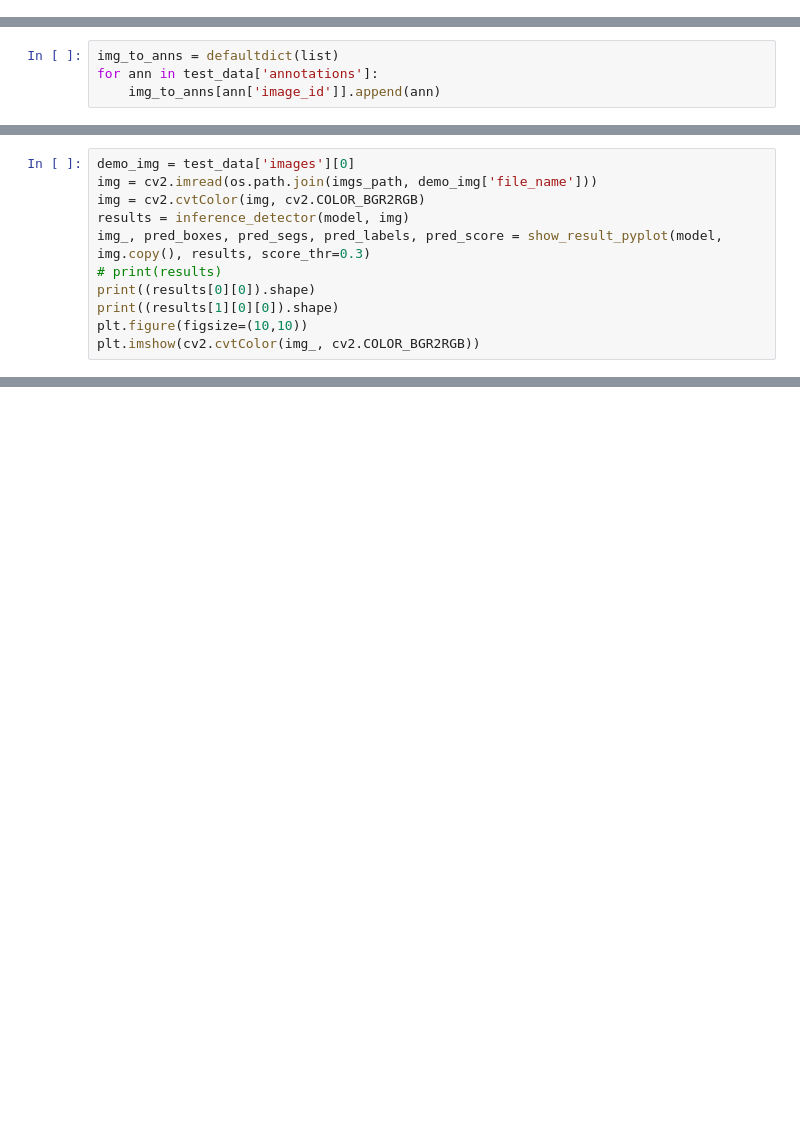
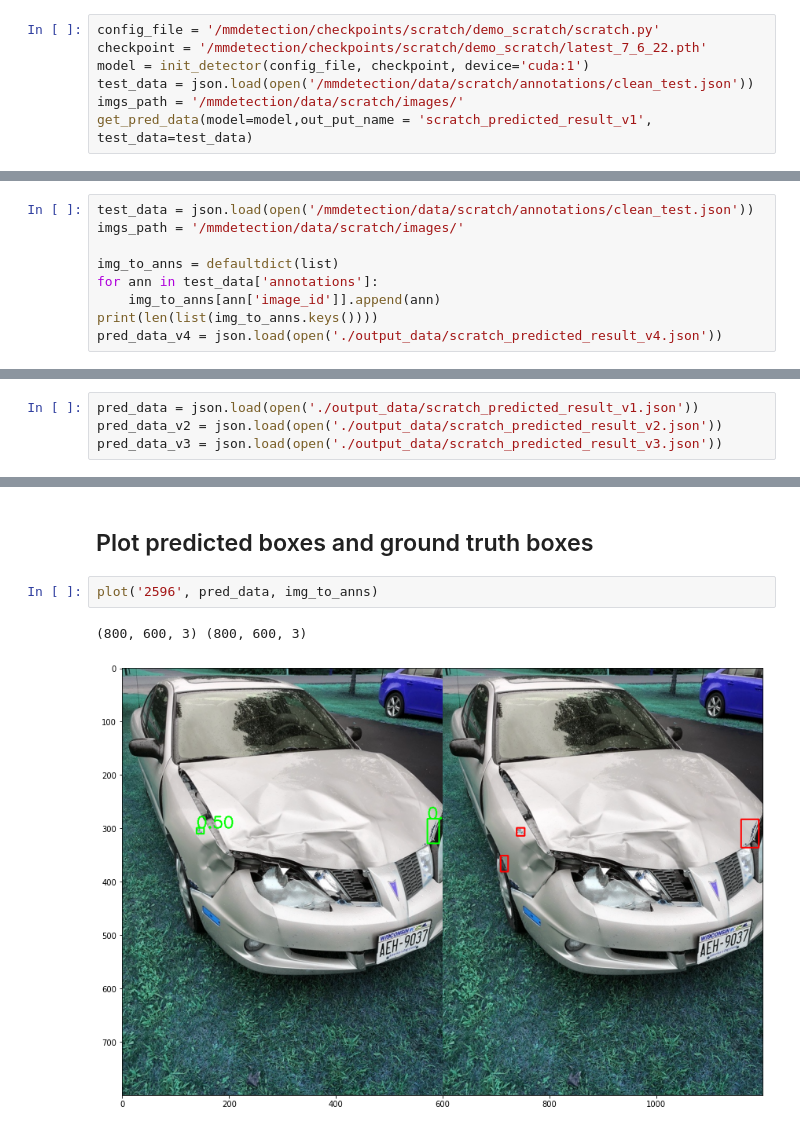
Before and after one commit to mtcld/CBNetV2, a Jupyter notebook: demo/damage_model_evaluation.ipynb, the cells around one changed output, grey strips where cells are left out. Cells and saved outputs as stored; diff of their text form; blank space fills up the shorter version.

```diff
--- a/demo/damage_model_evaluation.ipynb
+++ b/demo/damage_model_evaluation.ipynb
@@ -37,0 +69,7 @@ for img in test_data['images']:
+# %%
+config_file = '/mmdetection/checkpoints/scratch/demo_scratch/scratch.py'
+checkpoint = '/mmdetection/checkpoints/scratch/demo_scratch/latest_7_6_22.pth'
+model = init_detector(config_file, checkpoint, device='cuda:1')
+test_data = json.load(open('/mmdetection/data/scratch/annotations/clean_test.json'))
+imgs_path = '/mmdetection/data/scratch/images/'
+get_pred_data(model=model,out_put_name = 'scratch_predicted_result_v1', test_data=test_data)
@@ -38,4 +78,9 @@ for img in test_data['images']:
 # %%
+test_data = json.load(open('/mmdetection/data/scratch/annotations/clean_test.json'))
+imgs_path = '/mmdetection/data/scratch/images/'
+
 img_to_anns = defaultdict(list)
 for ann in test_data['annotations']:
     img_to_anns[ann['image_id']].append(ann)
+print(len(list(img_to_anns.keys())))
+pred_data_v4 = json.load(open('./output_data/scratch_predicted_result_v4.json'))
@@ -42,11 +88,0 @@ for ann in test_data['annotations']:
-# %%
-demo_img = test_data['images'][0]
-img = cv2.imread(os.path.join(imgs_path, demo_img['file_name']))
-img = cv2.cvtColor(img, cv2.COLOR_BGR2RGB)
-results = inference_detector(model, img)
-img_, pred_boxes, pred_segs, pred_labels, pred_score = show_result_pyplot(model, img.copy(), results, score_thr=0.3)
-# print(results)
-print((results[0][0]).shape)
-print((results[1][0][0]).shape)
-plt.figure(figsize=(10,10))
-plt.imshow(cv2.cvtColor(img_, cv2.COLOR_BGR2RGB))
@@ -75,0 +89,4 @@ pred_boxes[0]
+# %%
+pred_data = json.load(open('./output_data/scratch_predicted_result_v1.json'))
+pred_data_v2 = json.load(open('./output_data/scratch_predicted_result_v2.json'))
+pred_data_v3 = json.load(open('./output_data/scratch_predicted_result_v3.json'))
@@ -75,0 +335,7 @@ pred_boxes[0]
+# %% [markdown]
+## Plot predicted boxes and ground truth boxes
+# %%
+plot('2596', pred_data, img_to_anns)
+# %% [output]
+(800, 600, 3) (800, 600, 3)
+[figure, added]
```
Also changed, not shown: parts of 33 cells of this notebook, 16 other files.
